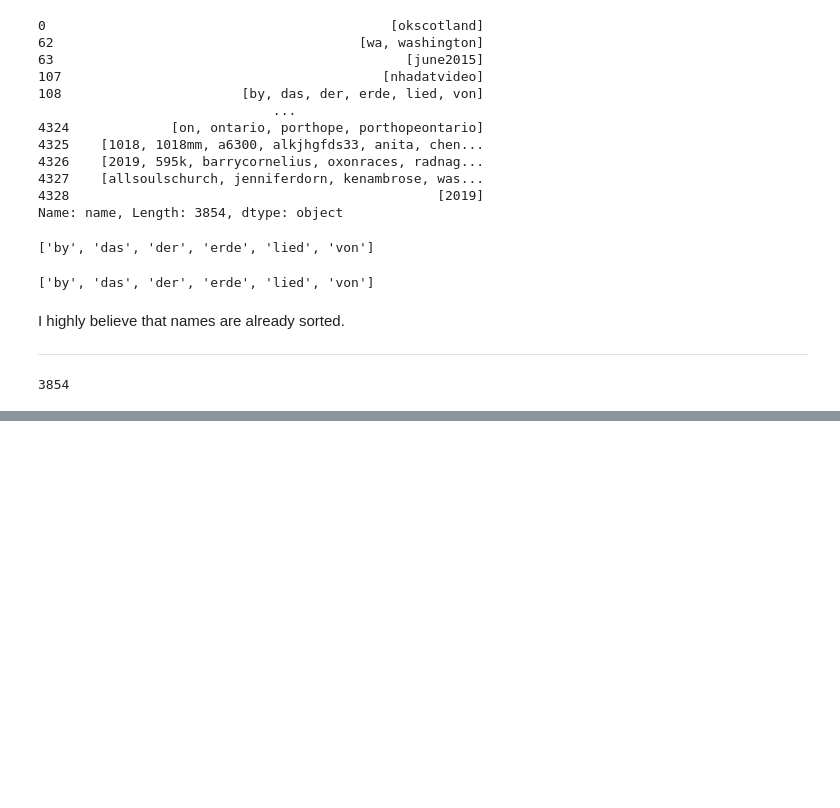
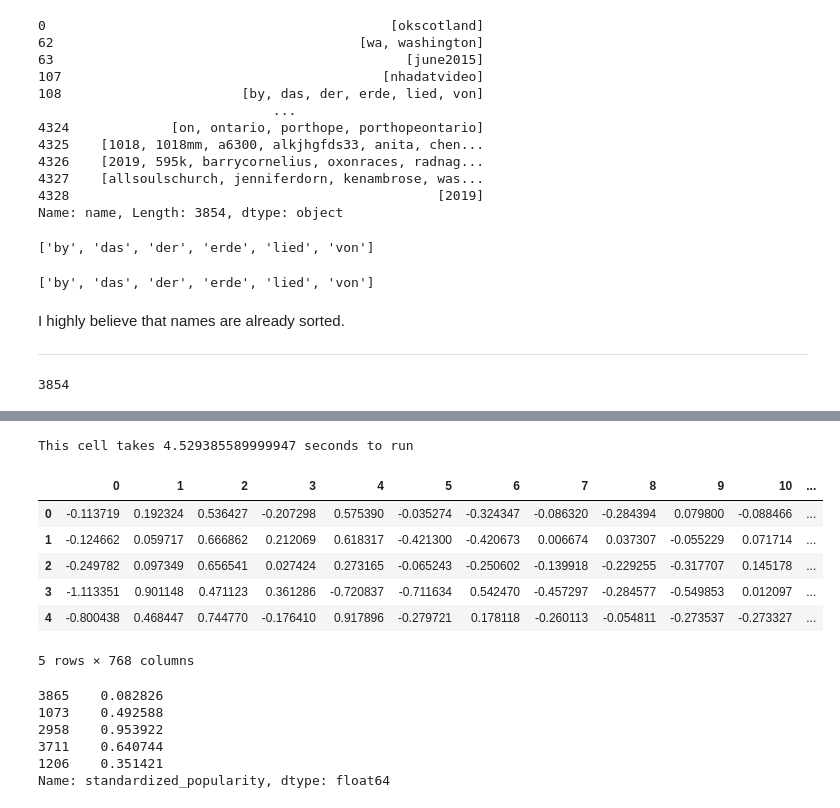
Before and after one commit to creativecommons/data-science-playground, a Jupyter notebook: Image Popularity and Authority/Image_view_Table_with_Vectorized_Tags.ipynb, the cells around one changed output, grey strips where cells are left out. Cells and saved outputs as stored; diff of their text form; code cells hidden in the pictures; blank space fills up the shorter version.

```diff
--- a/Image Popularity and Authority/Image_view_Table_with_Vectorized_Tags.ipynb
+++ b/Image Popularity and Authority/Image_view_Table_with_Vectorized_Tags.ipynb
@@ -776,0 +920,3 @@ for s in sorted_repeated_tags_count:
+# %%
+split_point = int(shuffled_image_view.shape[0]*0.80)
+split_point
@@ -776,0 +925,5 @@ for s in sorted_repeated_tags_count:
+# %%
+tr = shuffled_image_view.iloc[:split_point]
+te = shuffled_image_view.iloc[split_point:]
+print(tr.shape[0], te.shape[0], "Does the length of train and test add up to original's length? ",
+        image_view_sp_defined.shape[0] == tr.shape[0] + te.shape[0])
@@ -776,0 +941,45 @@ for s in sorted_repeated_tags_count:
+# %%
+list_of_encoded_layers = []
+
+import time
+start = time.perf_counter()
+
+for sentence in tr["proper str"]:
+  list_of_encoded_layers.append(get_encoded_layers(sentence))
+  #print("\n")
+
+end = time.perf_counter()
+print("This cell takes " + str(end-start) + " seconds to run")
+# %% [output]
+This cell takes 4.529385589999947 seconds to run
+# %%
+list_of_sentence_embedding = []
+for encoded_layers in list_of_encoded_layers:
+  # `token_vecs` is a tensor with shape [Number of tokens x Number of hidden units]
+  token_vecs = encoded_layers[11][0]
+
+  # Calculate the average of all token vectors.
+  sentence_embedding = torch.mean(token_vecs, dim=0).numpy()
+
+  list_of_sentence_embedding.append(sentence_embedding)
+# %%
+X_train = pd.DataFrame(data=list_of_sentence_embedding)
+X_train.head()
+# %% [output]
+|  | 0 | 1 | 2 | 3 | 4 | 5 | 6 | 7 | 8 | 9 | 10 | ... |
+| 0 | -0.113719 | 0.192324 | 0.536427 | -0.207298 | 0.575390 | -0.035274 | -0.324347 | -0.086320 | -0.284394 | 0.079800 | -0.088466 | ... |
+| 1 | -0.124662 | 0.059717 | 0.666862 | 0.212069 | 0.618317 | -0.421300 | -0.420673 | 0.006674 | 0.037307 | -0.055229 | 0.071714 | ... |
+| 2 | -0.249782 | 0.097349 | 0.656541 | 0.027424 | 0.273165 | -0.065243 | -0.250602 | -0.139918 | -0.229255 | -0.317707 | 0.145178 | ... |
+| 3 | -1.113351 | 0.901148 | 0.471123 | 0.361286 | -0.720837 | -0.711634 | 0.542470 | -0.457297 | -0.284577 | -0.549853 | 0.012097 | ... |
+| 4 | -0.800438 | 0.468447 | 0.744770 | -0.176410 | 0.917896 | -0.279721 | 0.178118 | -0.260113 | -0.054811 | -0.273537 | -0.273327 | ... |
+5 rows × 768 columns
+# %%
+Y_train = tr["standardized_popularity"]
+Y_train.head()
+# %% [output]
+3865    0.082826
+1073    0.492588
+2958    0.953922
+3711    0.640744
+1206    0.351421
+Name: standardized_popularity, dtype: float64
```
Also changed, not shown: parts of 62 cells of this notebook.
